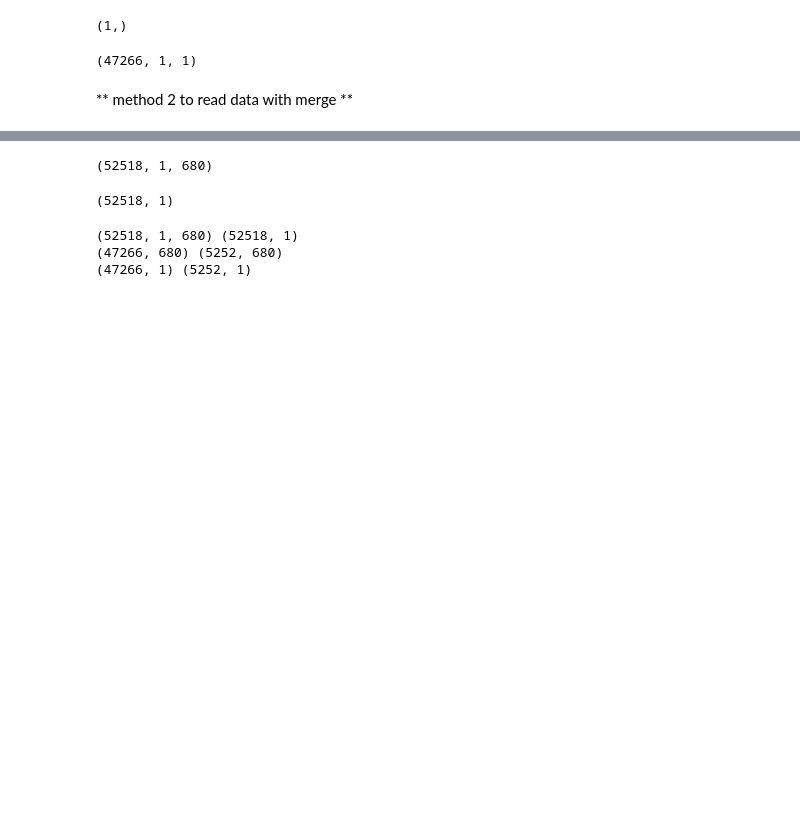
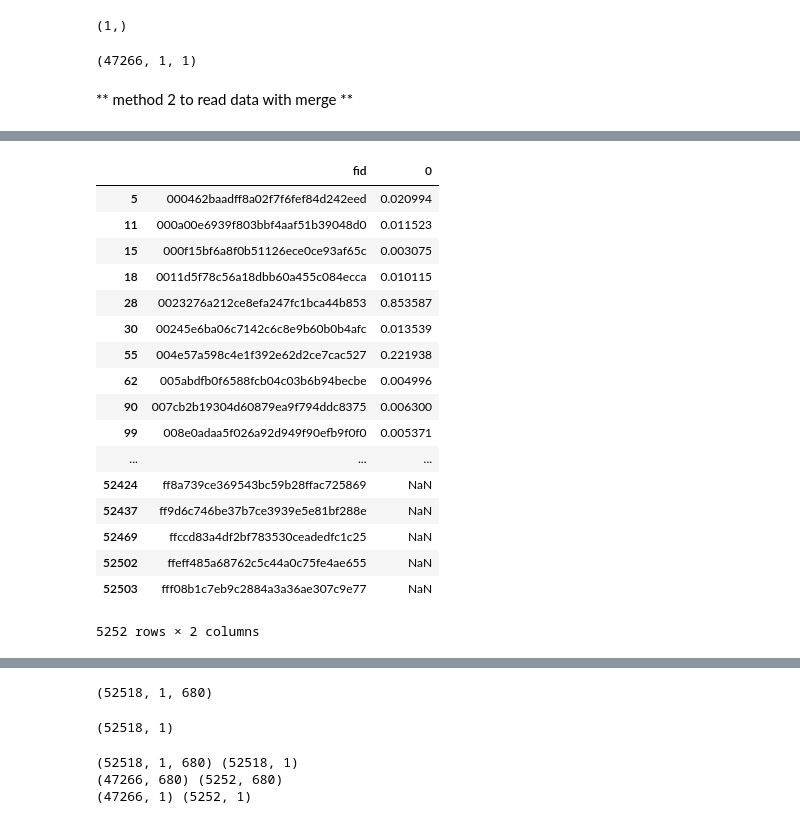
Before and after one commit to tychen5/Trend_TBrainAI, a Jupyter notebook: leo/DL_method.ipynb, the cells around one changed output, grey strips where cells are left out. Drawn from its saved outputs; the diff is of its cells as text; code cells hidden in the pictures; blank space fills up the shorter version.

```diff
--- a/leo/DL_method.ipynb
+++ b/leo/DL_method.ipynb
@@ -183,0 +500,29 @@ df
+# %%
+model = load_model('model/0.9332_regression_DNN.h5')
+# %%
+ans = model.predict()
+# %%
+predictN = predict_10[0].filter(['fid'])
+dfP = pd.DataFrame(ans,columns=None)
+PA = predictN.merge(dfP,how='left',left_index=True,right_index=True)
+# dfL = df
+PA
+# %% [output]
+|  | fid | 0 |
+| 5 | 000462baadff8a02f7f6fef84d242eed | 0.020994 |
+| 11 | 000a00e6939f803bbf4aaf51b39048d0 | 0.011523 |
+| 15 | 000f15bf6a8f0b51126ece0ce93af65c | 0.003075 |
+| 18 | 0011d5f78c56a18dbb60a455c084ecca | 0.010115 |
+| 28 | 0023276a212ce8efa247fc1bca44b853 | 0.853587 |
+| 30 | 00245e6ba06c7142c6c8e9b60b0b4afc | 0.013539 |
+| 55 | 004e57a598c4e1f392e62d2ce7cac527 | 0.221938 |
+| 62 | 005abdfb0f6588fcb04c03b6b94becbe | 0.004996 |
+| 90 | 007cb2b19304d60879ea9f794ddc8375 | 0.006300 |
+| 99 | 008e0adaa5f026a92d949f90efb9f0f0 | 0.005371 |
+| ... | ... | ... |
+| 52424 | ff8a739ce369543bc59b28ffac725869 | NaN |
+| 52437 | ff9d6c746be37b7ce3939e5e81bf288e | NaN |
+| 52469 | ffccd83a4df2bf783530ceadedfc1c25 | NaN |
+| 52502 | ffeff485a68762c5c44a0c75fe4ae655 | NaN |
+| 52503 | fff08b1c7eb9c2884a3a36ae307c9e77 | NaN |
+5252 rows × 2 columns
```
Also changed, not shown: parts of 11 cells of this notebook, 1 other file.
